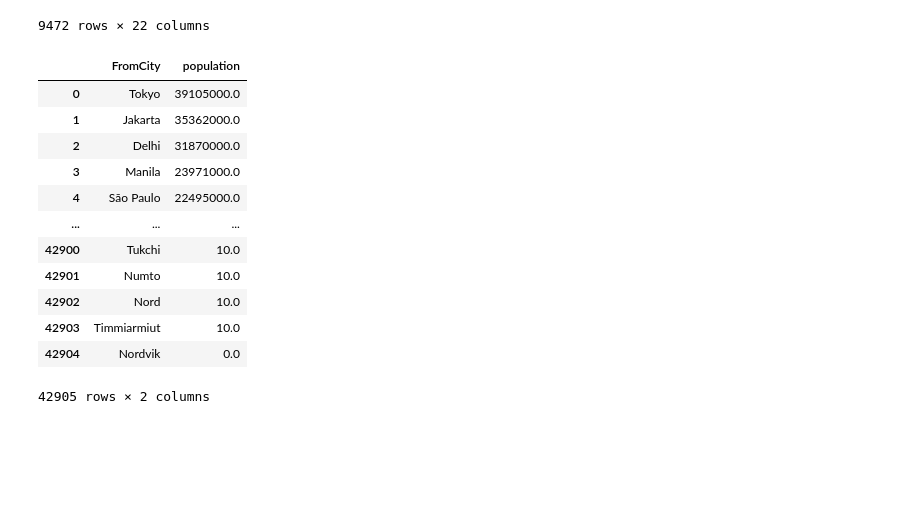
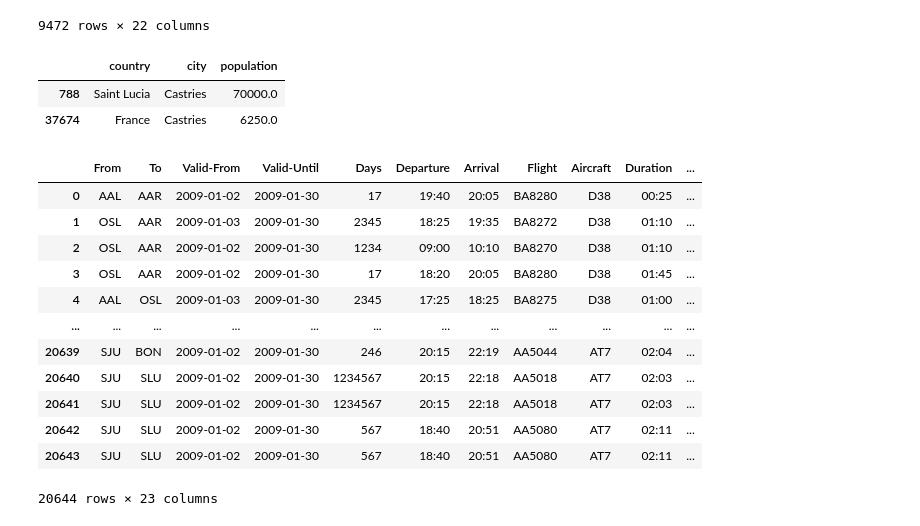
Before and after one commit to Abbywpy/Critical-Airline-Analysis-for-Pandemic, a Jupyter notebook: Data_initalization/DATA_Initialization.ipynb, the cells around one changed output. Cells and saved outputs as stored; diff of their text form; code cells hidden in the pictures; blank space fills up the shorter version.

```diff
--- a/Data_initalization/DATA_Initialization.ipynb
+++ b/Data_initalization/DATA_Initialization.ipynb
@@ -122,26 +122,32 @@ merged_df
 | 9470 | SJU | SLU | 2009-01-02 | 2009-01-30 | 1234567 | 20:15 | 22:18 | AA5018 | AT7 | 02:03 | ... |
 | 9471 | SJU | SLU | 2009-01-02 | 2009-01-30 | 567 | 18:40 | 20:51 | AA5080 | AT7 | 02:11 | ... |
 9472 rows × 22 columns
+# %%
+data_city = pd.read_csv("city_dataset/worldcities.csv").loc[:, ["country","city","population"]]
+data_city[data_city['city']=='Castries']
+# %% [output]
+|  | country | city | population |
+| 788 | Saint Lucia | Castries | 70000.0 |
+| 37674 | France | Castries | 6250.0 |
 # %%
 # following is the demo for with data in city Aarhus
 data_city = pd.read_csv("city_dataset/worldcities.csv").loc[:, ["city","population"]]
 #generate the population of to city and from city
-data_city = data_city.rename(columns={'city': 'FromCity'})
+data_city = data_city.rename(columns={'city': 'ToCity'})
 #data_city
-# merged_df = pd.merge(merged_df, data_city, on="FromCity")
+merged_df_1 = pd.merge(merged_df, data_city, how='inner', on="ToCity")
+merged_df_1
+# %% [output]
+|  | From | To | Valid-From | Valid-Until | Days | Departure | Arrival | Flight | Aircraft | Duration | ... |
+| 0 | AAL | AAR | 2009-01-02 | 2009-01-30 | 17 | 19:40 | 20:05 | BA8280 | D38 | 00:25 | ... |
+| 1 | OSL | AAR | 2009-01-03 | 2009-01-30 | 2345 | 18:25 | 19:35 | BA8272 | D38 | 01:10 | ... |
+| 2 | OSL | AAR | 2009-01-02 | 2009-01-30 | 1234 | 09:00 | 10:10 | BA8270 | D38 | 01:10 | ... |
+| 3 | OSL | AAR | 2009-01-02 | 2009-01-30 | 17 | 18:20 | 20:05 | BA8280 | D38 | 01:45 | ... |
+| 4 | AAL | OSL | 2009-01-03 | 2009-01-30 | 2345 | 17:25 | 18:25 | BA8275 | D38 | 01:00 | ... |
+| ... | ... | ... | ... | ... | ... | ... | ... | ... | ... | ... | ... |
+| 20639 | SJU | BON | 2009-01-02 | 2009-01-30 | 246 | 20:15 | 22:19 | AA5044 | AT7 | 02:04 | ... |
+| 20640 | SJU | SLU | 2009-01-02 | 2009-01-30 | 1234567 | 20:15 | 22:18 | AA5018 | AT7 | 02:03 | ... |
+| 20641 | SJU | SLU | 2009-01-02 | 2009-01-30 | 1234567 | 20:15 | 22:18 | AA5018 | AT7 | 02:03 | ... |
+| 20642 | SJU | SLU | 2009-01-02 | 2009-01-30 | 567 | 18:40 | 20:51 | AA5080 | AT7 | 02:11 | ... |
+| 20643 | SJU | SLU | 2009-01-02 | 2009-01-30 | 567 | 18:40 | 20:51 | AA5080 | AT7 | 02:11 | ... |
+20644 rows × 23 columns
-# %%
-data_city
-# %% [output]
-|  | FromCity | population |
-| 0 | Tokyo | 39105000.0 |
-| 1 | Jakarta | 35362000.0 |
-| 2 | Delhi | 31870000.0 |
-| 3 | Manila | 23971000.0 |
-| 4 | São Paulo | 22495000.0 |
-| ... | ... | ... |
-| 42900 | Tukchi | 10.0 |
-| 42901 | Numto | 10.0 |
-| 42902 | Nord | 10.0 |
-| 42903 | Timmiarmiut | 10.0 |
-| 42904 | Nordvik | 0.0 |
-42905 rows × 2 columns
```
Also changed, not shown: parts of 25 cells of this notebook, 1 other file.
